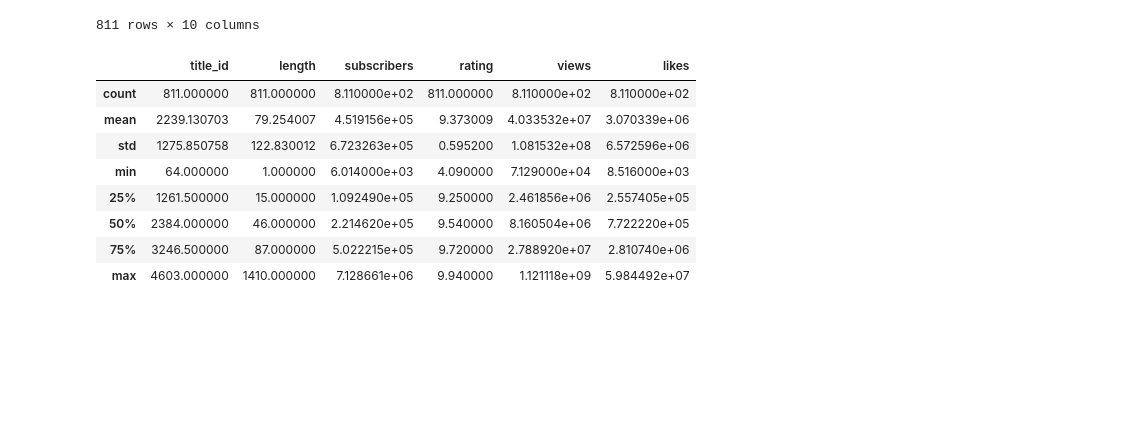
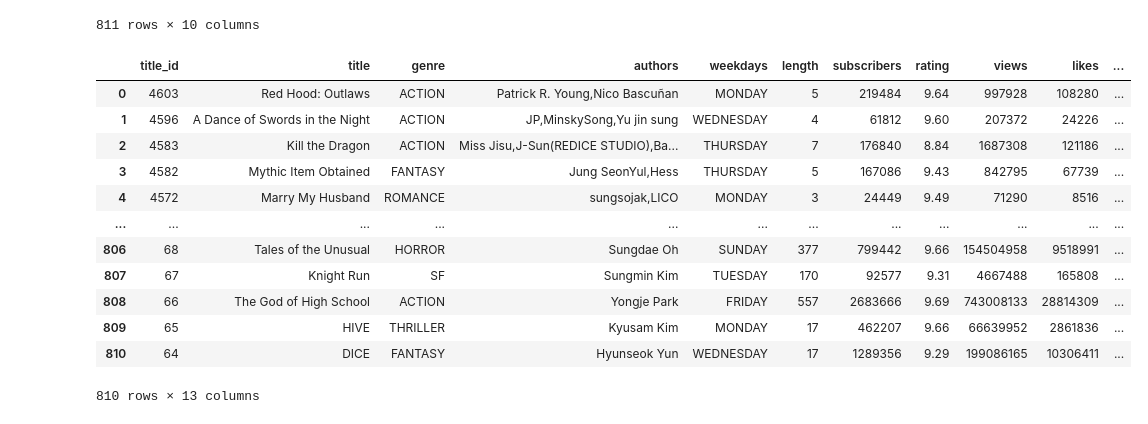
Before and after one commit to lauranikulski/tableau_python, a Jupyter notebook: tableau_python.ipynb, the cells around one changed output. Drawn from its saved outputs; the diff is of its cells as text; code cells hidden in the pictures; blank space fills up the shorter version.

```diff
--- a/tableau_python.ipynb
+++ b/tableau_python.ipynb
@@ -108,18 +155,24 @@ df.drop(['title_id', 'weekdays', 'daily_pass'], axis=1)
 | 809 | HIVE | THRILLER | Kyusam Kim | 17 | 462207 | 9.66 | 66639952 | 2861836 | COMPLETED | Gigantic oxygen-doped bees are at... |
 | 810 | DICE | FANTASY | Hyunseok Yun | 17 | 1289356 | 9.29 | 199086165 | 10306411 | COMPLETED | Whether it's appearance, grades, ... |
 811 rows × 10 columns
+# %%
+df = df.dropna()
 # %%
-df.describe()
+df.drop_duplicates()
 # %% [output]
-|  | title_id | length | subscribers | rating | views | likes |
-| count | 811.000000 | 811.000000 | 8.110000e+02 | 811.000000 | 8.110000e+02 | 8.110000e+02 |
-| mean | 2239.130703 | 79.254007 | 4.519156e+05 | 9.373009 | 4.033532e+07 | 3.070339e+06 |
-| std | 1275.850758 | 122.830012 | 6.723263e+05 | 0.595200 | 1.081532e+08 | 6.572596e+06 |
-| min | 64.000000 | 1.000000 | 6.014000e+03 | 4.090000 | 7.129000e+04 | 8.516000e+03 |
-| 25% | 1261.500000 | 15.000000 | 1.092490e+05 | 9.250000 | 2.461856e+06 | 2.557405e+05 |
-| 50% | 2384.000000 | 46.000000 | 2.214620e+05 | 9.540000 | 8.160504e+06 | 7.722220e+05 |
-| 75% | 3246.500000 | 87.000000 | 5.022215e+05 | 9.720000 | 2.788920e+07 | 2.810740e+06 |
-| max | 4603.000000 | 1410.000000 | 7.128661e+06 | 9.940000 | 1.121118e+09 | 5.984492e+07 |
+|  | title_id | title | genre | authors | weekdays | length | subscribers | rating | views | likes | ... |
+| 0 | 4603 | Red Hood: Outlaws | ACTION | Patrick R. Young,Nico Bascuñan | MONDAY | 5 | 219484 | 9.64 | 997928 | 108280 | ... |
+| 1 | 4596 | A Dance of Swords in the Night | ACTION | JP,MinskySong,Yu jin sung | WEDNESDAY | 4 | 61812 | 9.60 | 207372 | 24226 | ... |
+| 2 | 4583 | Kill the Dragon | ACTION | Miss Jisu,J-Sun(REDICE STUDIO),Ba... | THURSDAY | 7 | 176840 | 8.84 | 1687308 | 121186 | ... |
+| 3 | 4582 | Mythic Item Obtained | FANTASY | Jung SeonYul,Hess | THURSDAY | 5 | 167086 | 9.43 | 842795 | 67739 | ... |
+| 4 | 4572 | Marry My Husband | ROMANCE | sungsojak,LICO | MONDAY | 3 | 24449 | 9.49 | 71290 | 8516 | ... |
+| ... | ... | ... | ... | ... | ... | ... | ... | ... | ... | ... | ... |
+| 806 | 68 | Tales of the Unusual | HORROR | Sungdae Oh | SUNDAY | 377 | 799442 | 9.66 | 154504958 | 9518991 | ... |
+| 807 | 67 | Knight Run | SF | Sungmin Kim | TUESDAY | 170 | 92577 | 9.31 | 4667488 | 165808 | ... |
+| 808 | 66 | The God of High School | ACTION | Yongje Park | FRIDAY | 557 | 2683666 | 9.69 | 743008133 | 28814309 | ... |
+| 809 | 65 | HIVE | THRILLER | Kyusam Kim | MONDAY | 17 | 462207 | 9.66 | 66639952 | 2861836 | ... |
+| 810 | 64 | DICE | FANTASY | Hyunseok Yun | WEDNESDAY | 17 | 1289356 | 9.29 | 199086165 | 10306411 | ... |
+810 rows × 13 columns
 # %%
 
 df.to_csv(r'C:\Users\laura\OneDrive\Desktop\projects\tableau_python\df2.csv', index=False)
```
Also changed, not shown: parts of 5 cells of this notebook, 1 other file.
